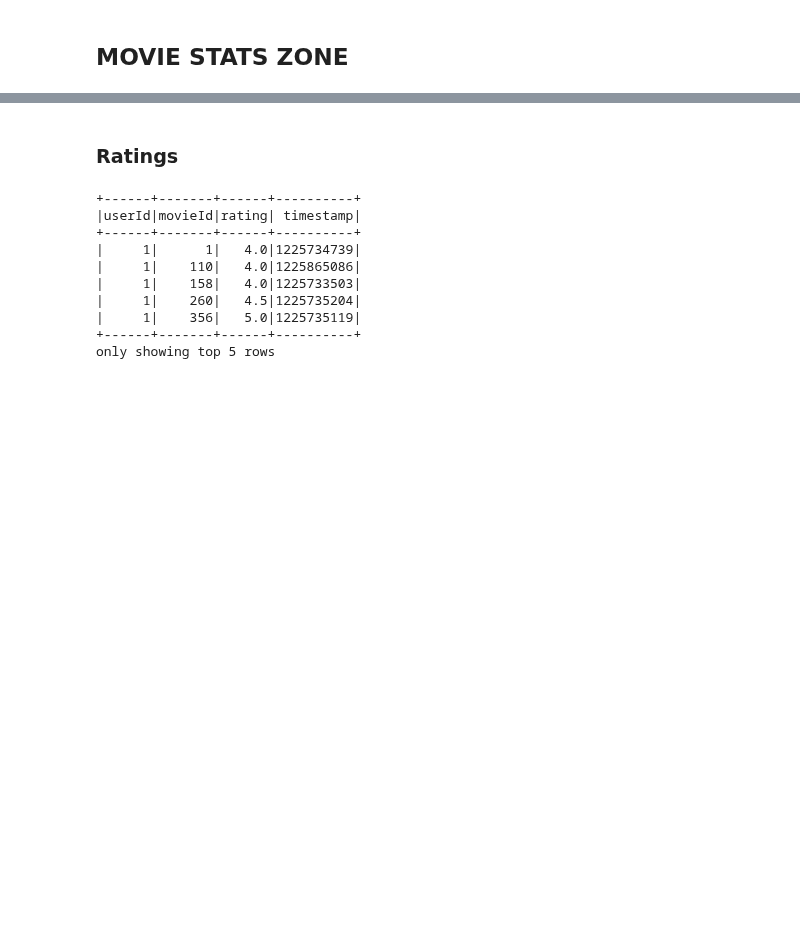
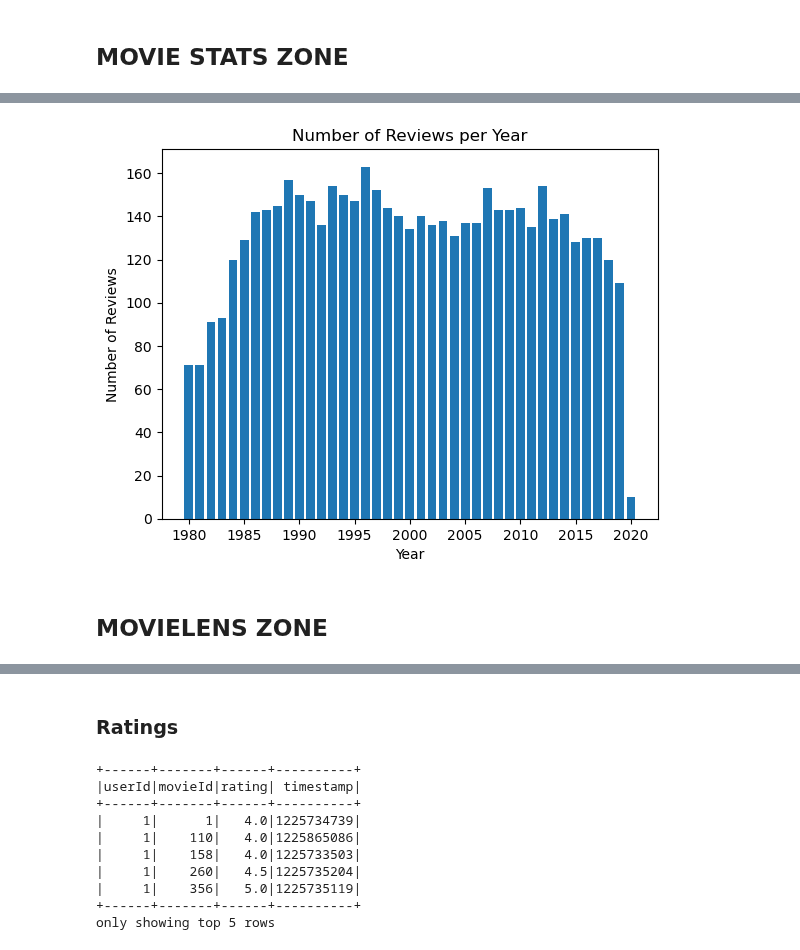
Before and after one commit to epfl-ada/ada-2023-project-thewestbobers, a Jupyter notebook: milestoneP3.ipynb, the cells around one changed output, grey strips where cells are left out. Cells and saved outputs as stored; diff of their text form; code cells hidden in the pictures; blank space fills up the shorter version.

```diff
--- a/milestoneP3.ipynb
+++ b/milestoneP3.ipynb
@@ -536,3 +994,15 @@ display(movies_stats[movies_stats['name'].str.contains('Star Wars')])
 | 7075 | Star Wars: Episode VIII - The Las... | 2017 | 7.0 | 581000.0 | United States | 1.332699e+09 | 152.0 |
 | 7261 | Solo: A Star Wars Story | 2018 | 6.9 | 306000.0 | United States | 3.929248e+08 | 135.0 |
 | 7463 | Star Wars: Episode IX - The Rise ... | 2019 | 6.5 | 394000.0 | United States | 1.078233e+09 | 141.0 |
+# %%
+reviews_count_per_year_stats = movies_stats.groupby('year')['review'].count().reset_index()
+
+plt.bar(reviews_count_per_year_stats['year'], reviews_count_per_year_stats['review'])
+plt.xlabel('Year')
+plt.ylabel('Number of Reviews')
+plt.title('Number of Reviews per Year')
+plt.show()
+# %% [output]
+[figure, added]
+# %% [markdown]
+## MOVIELENS ZONE
```
Also changed, not shown: parts of 38 cells of this notebook.
